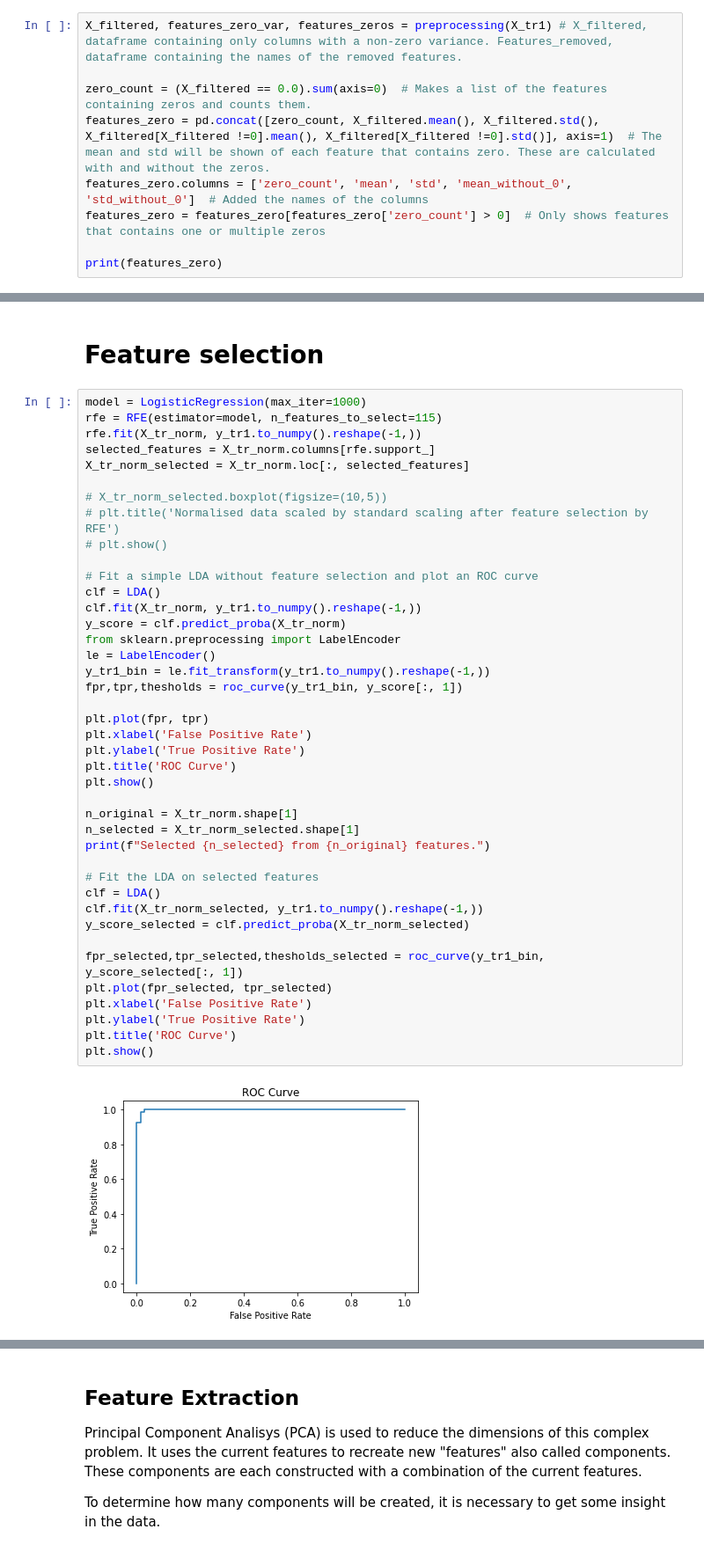
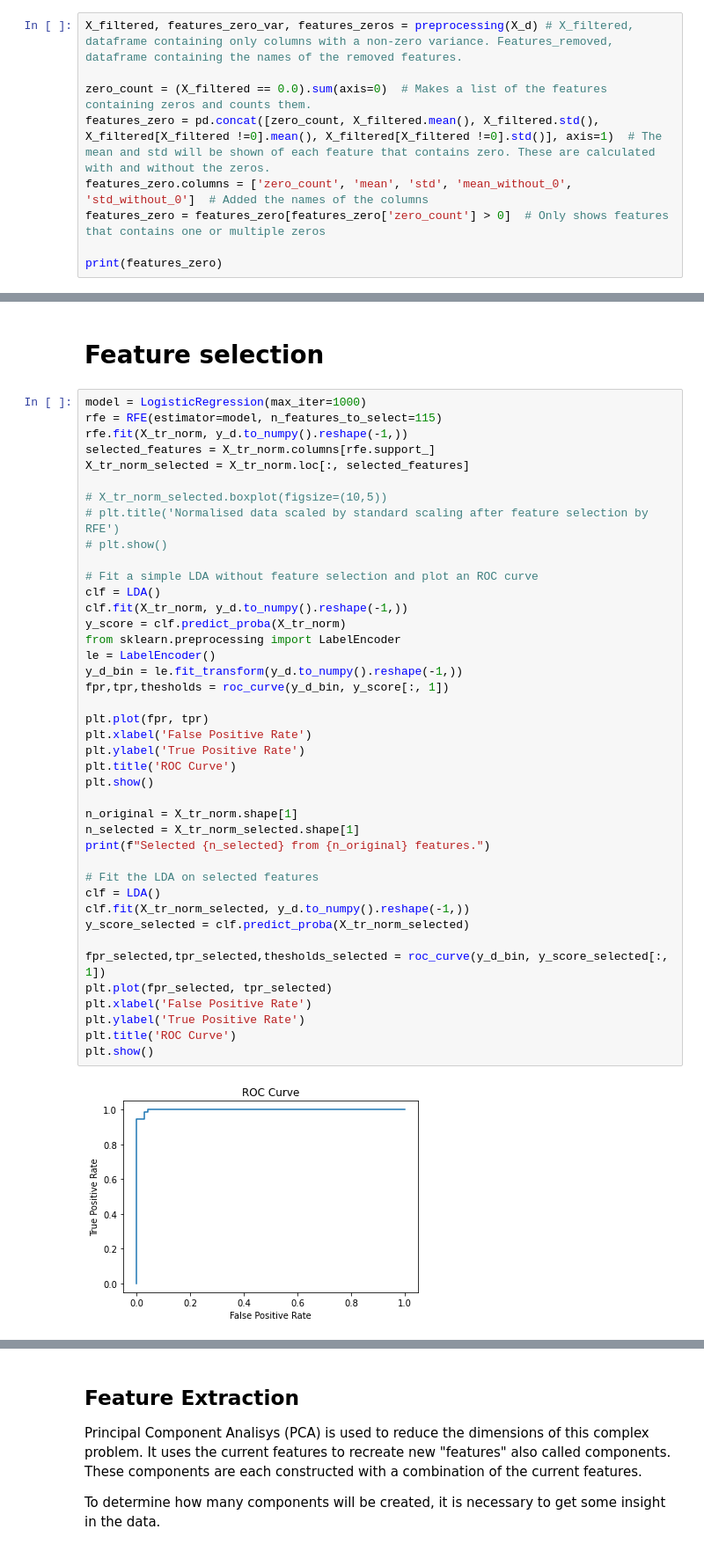
Before and after one commit to dpasqualini/TM10007_G16, a Jupyter notebook: assignment.ipynb, the cells around one changed output, grey strips where cells are left out. Shown at 88% size. Drawn from its saved outputs; the diff is of its cells as text.

```diff
--- a/assignment.ipynb
+++ b/assignment.ipynb
@@ -407,7 +408,7 @@ X_tr1.shape, y_tr1.shape
 # %% [output]
 ((134, 493), (134, 1))
 # %%
-X_filtered, features_zero_var, features_zeros = preprocessing(X_tr1) # X_filtered, dataframe containing only columns with a non-zero variance. Features_removed, dataframe containing the names of the removed features.
+X_filtered, features_zero_var, features_zeros = preprocessing(X_d) # X_filtered, dataframe containing only columns with a non-zero variance. Features_removed, dataframe containing the names of the removed features.
 
 zero_count = (X_filtered == 0.0).sum(axis=0)  # Makes a list of the features containing zeros and counts them.
 features_zero = pd.concat([zero_count, X_filtered.mean(), X_filtered.std(), X_filtered[X_filtered !=0].mean(), X_filtered[X_filtered !=0].std()], axis=1)  # The mean and std will be shown of each feature that contains zero. These are calculated with and without the zeros.
@@ -483,46 +484,46 @@ plt_lda(X_tr_norm, y_tr1)
 # %%
 model = LogisticRegression(max_iter=1000)
 rfe = RFE(estimator=model, n_features_to_select=115)
-rfe.fit(X_tr_norm, y_tr1.to_numpy().reshape(-1,))
+rfe.fit(X_tr_norm, y_d.to_numpy().reshape(-1,))
 selected_features = X_tr_norm.columns[rfe.support_]
 X_tr_norm_selected = X_tr_norm.loc[:, selected_features]
 
 # X_tr_norm_selected.boxplot(figsize=(10,5))
 # plt.title('Normalised data scaled by standard scaling after feature selection by RFE')
 # plt.show()
 
 # Fit a simple LDA without feature selection and plot an ROC curve
 clf = LDA()
-clf.fit(X_tr_norm, y_tr1.to_numpy().reshape(-1,))
+clf.fit(X_tr_norm, y_d.to_numpy().reshape(-1,))
 y_score = clf.predict_proba(X_tr_norm)
 from sklearn.preprocessing import LabelEncoder
 le = LabelEncoder()
-y_tr1_bin = le.fit_transform(y_tr1.to_numpy().reshape(-1,))
-fpr,tpr,thesholds = roc_curve(y_tr1_bin, y_score[:, 1])
+y_d_bin = le.fit_transform(y_d.to_numpy().reshape(-1,))
+fpr,tpr,thesholds = roc_curve(y_d_bin, y_score[:, 1])
 
 plt.plot(fpr, tpr)
 plt.xlabel('False Positive Rate')
 plt.ylabel('True Positive Rate')
 plt.title('ROC Curve')
 plt.show()
 
 n_original = X_tr_norm.shape[1]
 n_selected = X_tr_norm_selected.shape[1]
 print(f"Selected {n_selected} from {n_original} features.")
 
 # Fit the LDA on selected features
 clf = LDA()
-clf.fit(X_tr_norm_selected, y_tr1.to_numpy().reshape(-1,))
+clf.fit(X_tr_norm_selected, y_d.to_numpy().reshape(-1,))
 y_score_selected = clf.predict_proba(X_tr_norm_selected)
 
-fpr_selected,tpr_selected,thesholds_selected = roc_curve(y_tr1_bin, y_score_selected[:, 1])
+fpr_selected,tpr_selected,thesholds_selected = roc_curve(y_d_bin, y_score_selected[:, 1])
 plt.plot(fpr_selected, tpr_selected)
 plt.xlabel('False Positive Rate')
 plt.ylabel('True Positive Rate')
 plt.title('ROC Curve')
 plt.show()
 # %% [output]
-[figure, old version]
+[figure, new version]
 Selected 115 from 463 features.
 [figure]
 # %% [markdown]
```
Also changed, not shown: parts of 9 cells of this notebook.
